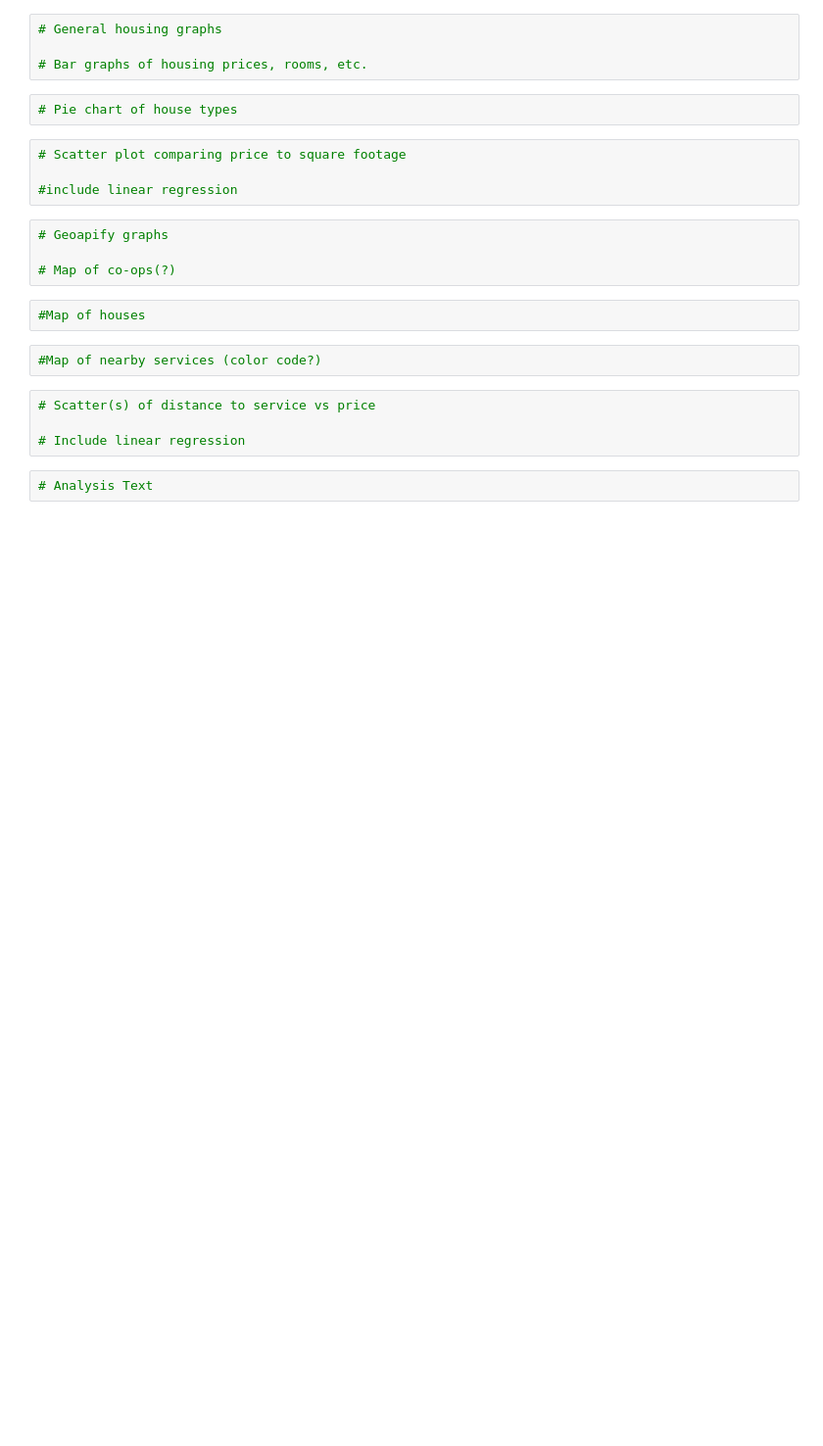
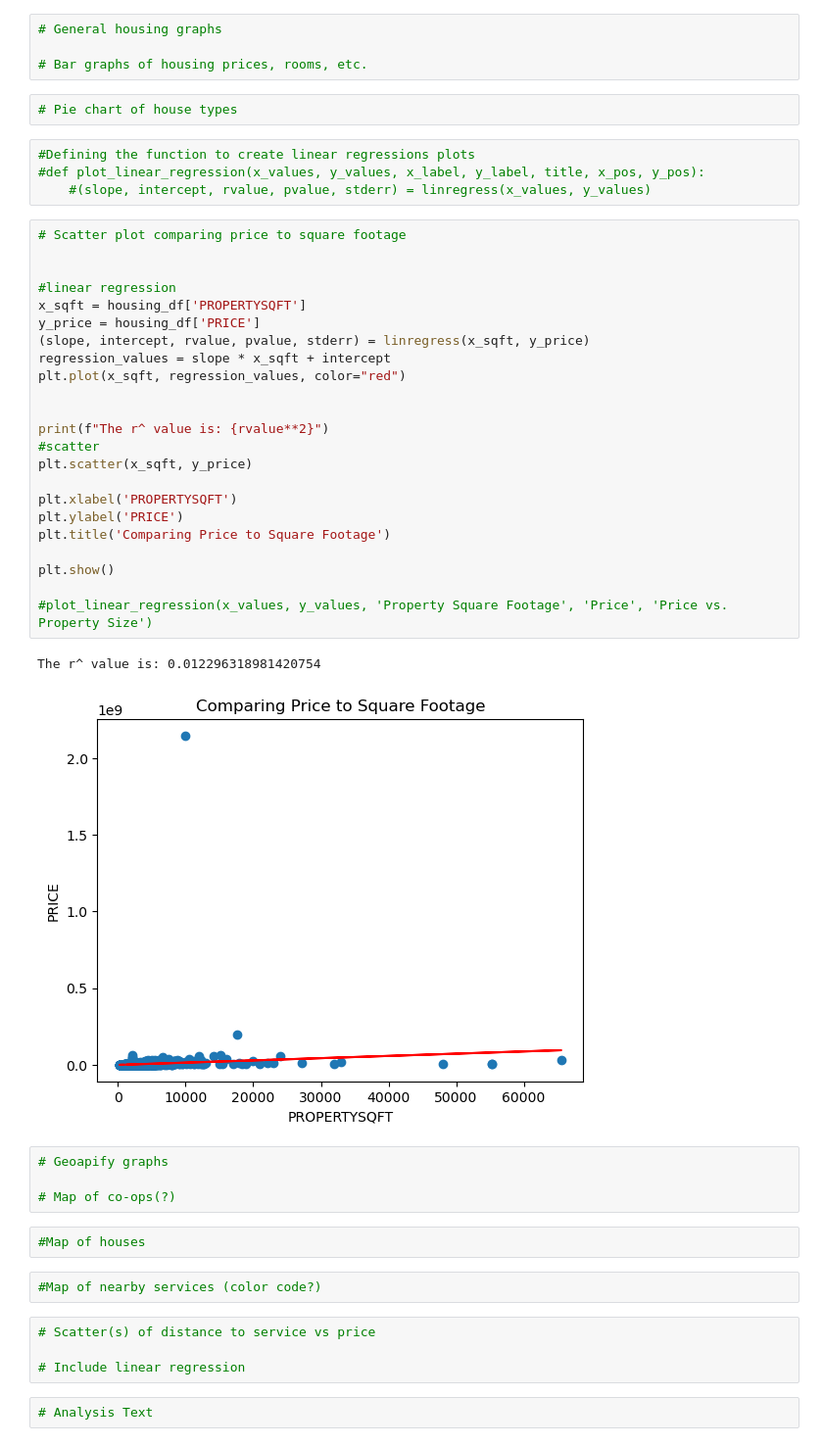
Before and after one commit to LizHepler/Project_1, a Jupyter notebook: NYHousingAnalysis.ipynb, the cells around one changed output. Shown: that part at 98% size. Cells and saved outputs as stored; diff of their text form; blank space fills up the shorter version.

Commit message:
added sqft vs price plt and regress

```diff
--- a/NYHousingAnalysis.ipynb
+++ b/NYHousingAnalysis.ipynb
@@ -42,10 +42,36 @@ housing_df.head()
 # Bar graphs of housing prices, rooms, etc.
 # %%
 # Pie chart of house types
-# %%
-# Scatter plot comparing price to square footage
-
-#include linear regression
+# %%
+#Defining the function to create linear regressions plots
+#def plot_linear_regression(x_values, y_values, x_label, y_label, title, x_pos, y_pos):
+    #(slope, intercept, rvalue, pvalue, stderr) = linregress(x_values, y_values)
+# %%
+# Scatter plot comparing price to square footage
+
+
+#linear regression
+x_sqft = housing_df['PROPERTYSQFT']
+y_price = housing_df['PRICE']
+(slope, intercept, rvalue, pvalue, stderr) = linregress(x_sqft, y_price)
+regression_values = slope * x_sqft + intercept
+plt.plot(x_sqft, regression_values, color="red")
+
+
+print(f"The r^ value is: {rvalue**2}")
+#scatter
+plt.scatter(x_sqft, y_price)
+
+plt.xlabel('PROPERTYSQFT')
+plt.ylabel('PRICE')
+plt.title('Comparing Price to Square Footage')
+
+plt.show()
+
+#plot_linear_regression(x_values, y_values, 'Property Square Footage', 'Price', 'Price vs. Property Size')
+# %% [output]
+The r^ value is: 0.012296318981420754
+[figure, added]
 # %%
 # Geoapify graphs
 
```
